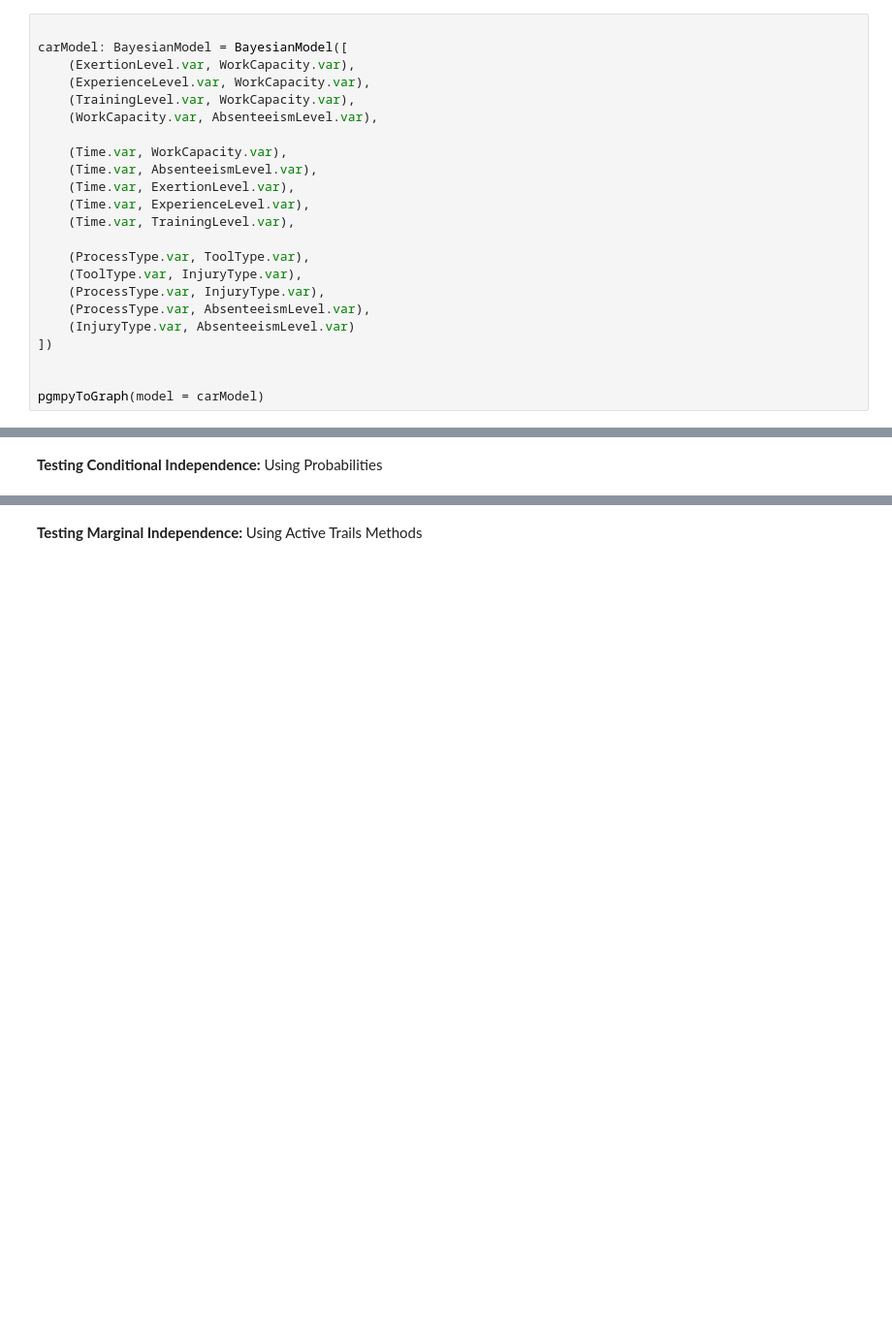
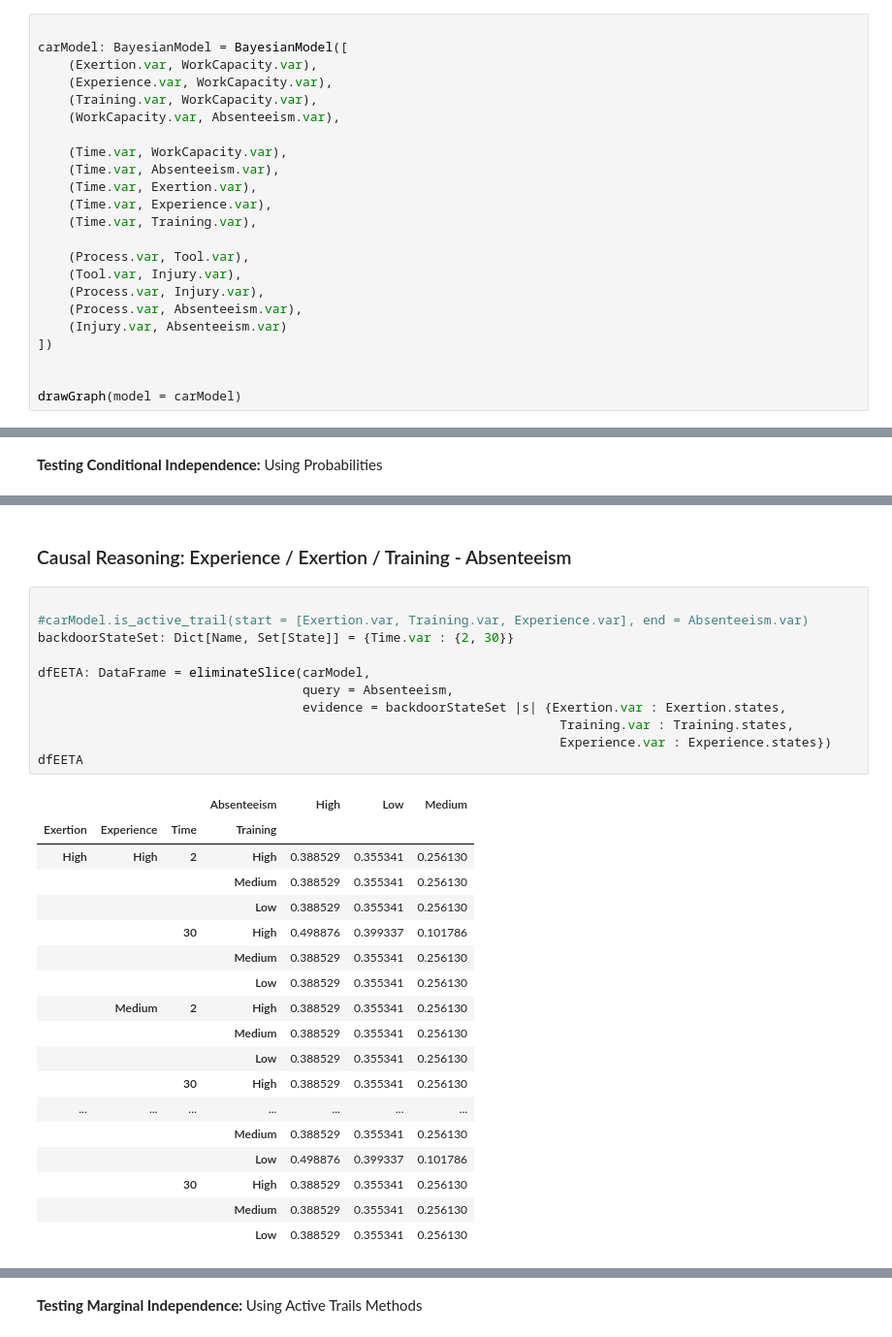
Before and after one commit to statisticallyfit/PythonProbabilisticGraphicalModels, a Jupyter notebook: src/PgmpyStudy/CarDemo_InferencePgmpy.ipynb, the cells around one changed output, grey strips where cells are left out. Shown: that part at 97% size. Drawn from its saved outputs; the diff is of its cells as text; blank space fills up the shorter version.

```diff
--- a/src/PgmpyStudy/CarDemo_InferencePgmpy.ipynb
+++ b/src/PgmpyStudy/CarDemo_InferencePgmpy.ipynb
@@ -172,26 +199,26 @@ data
 # %%
 
 carModel: BayesianModel = BayesianModel([
-    (ExertionLevel.var, WorkCapacity.var),
-    (ExperienceLevel.var, WorkCapacity.var),
-    (TrainingLevel.var, WorkCapacity.var),
-    (WorkCapacity.var, AbsenteeismLevel.var),
+    (Exertion.var, WorkCapacity.var),
+    (Experience.var, WorkCapacity.var),
+    (Training.var, WorkCapacity.var),
+    (WorkCapacity.var, Absenteeism.var),
 
     (Time.var, WorkCapacity.var),
-    (Time.var, AbsenteeismLevel.var),
-    (Time.var, ExertionLevel.var),
-    (Time.var, ExperienceLevel.var),
-    (Time.var, TrainingLevel.var),
+    (Time.var, Absenteeism.var),
+    (Time.var, Exertion.var),
+    (Time.var, Experience.var),
+    (Time.var, Training.var),
 
-    (ProcessType.var, ToolType.var),
-    (ToolType.var, InjuryType.var),
-    (ProcessType.var, InjuryType.var),
-    (ProcessType.var, AbsenteeismLevel.var),
-    (InjuryType.var, AbsenteeismLevel.var)
+    (Process.var, Tool.var),
+    (Tool.var, Injury.var),
+    (Process.var, Injury.var),
+    (Process.var, Absenteeism.var),
+    (Injury.var, Absenteeism.var)
 ])
 
 
-pgmpyToGraph(model = carModel)
+drawGraph(model = carModel)
 # %% [output]
 [drawing not drawn]
 # %% [markdown]
@@ -810,0 +687,32 @@ Given that **WorkCapacity**'s state is NOT observed, we can make the following e
+# %% [markdown]
+### Causal Reasoning: Experience / Exertion / Training - Absenteeism
+# %%
+
+#carModel.is_active_trail(start = [Exertion.var, Training.var, Experience.var], end = Absenteeism.var)
+backdoorStateSet: Dict[Name, Set[State]] = {Time.var : {2, 30}}
+
+dfEETA: DataFrame = eliminateSlice(carModel,
+                                   query = Absenteeism,
+                                   evidence = backdoorStateSet |s| {Exertion.var : Exertion.states,
+                                                                     Training.var : Training.states,
+                                                                     Experience.var : Experience.states})
+dfEETA
+# %% [output]
+|  |  |  | Absenteeism | High | Low | Medium |
+| Exertion | Experience | Time | Training |  |  |  |
+| High | High | 2 | High | 0.388529 | 0.355341 | 0.256130 |
+|  |  |  | Medium | 0.388529 | 0.355341 | 0.256130 |
+|  |  |  | Low | 0.388529 | 0.355341 | 0.256130 |
+|  |  | 30 | High | 0.498876 | 0.399337 | 0.101786 |
+|  |  |  | Medium | 0.388529 | 0.355341 | 0.256130 |
+|  |  |  | Low | 0.388529 | 0.355341 | 0.256130 |
+|  | Medium | 2 | High | 0.388529 | 0.355341 | 0.256130 |
+|  |  |  | Medium | 0.388529 | 0.355341 | 0.256130 |
+|  |  |  | Low | 0.388529 | 0.355341 | 0.256130 |
+|  |  | 30 | High | 0.388529 | 0.355341 | 0.256130 |
+| ... | ... | ... | ... | ... | ... | ... |
+|  |  |  | Medium | 0.388529 | 0.355341 | 0.256130 |
+|  |  |  | Low | 0.498876 | 0.399337 | 0.101786 |
+|  |  | 30 | High | 0.388529 | 0.355341 | 0.256130 |
+|  |  |  | Medium | 0.388529 | 0.355341 | 0.256130 |
+|  |  |  | Low | 0.388529 | 0.355341 | 0.256130 |
```
Also changed, not shown: parts of 134 cells of this notebook, 1 other file.
